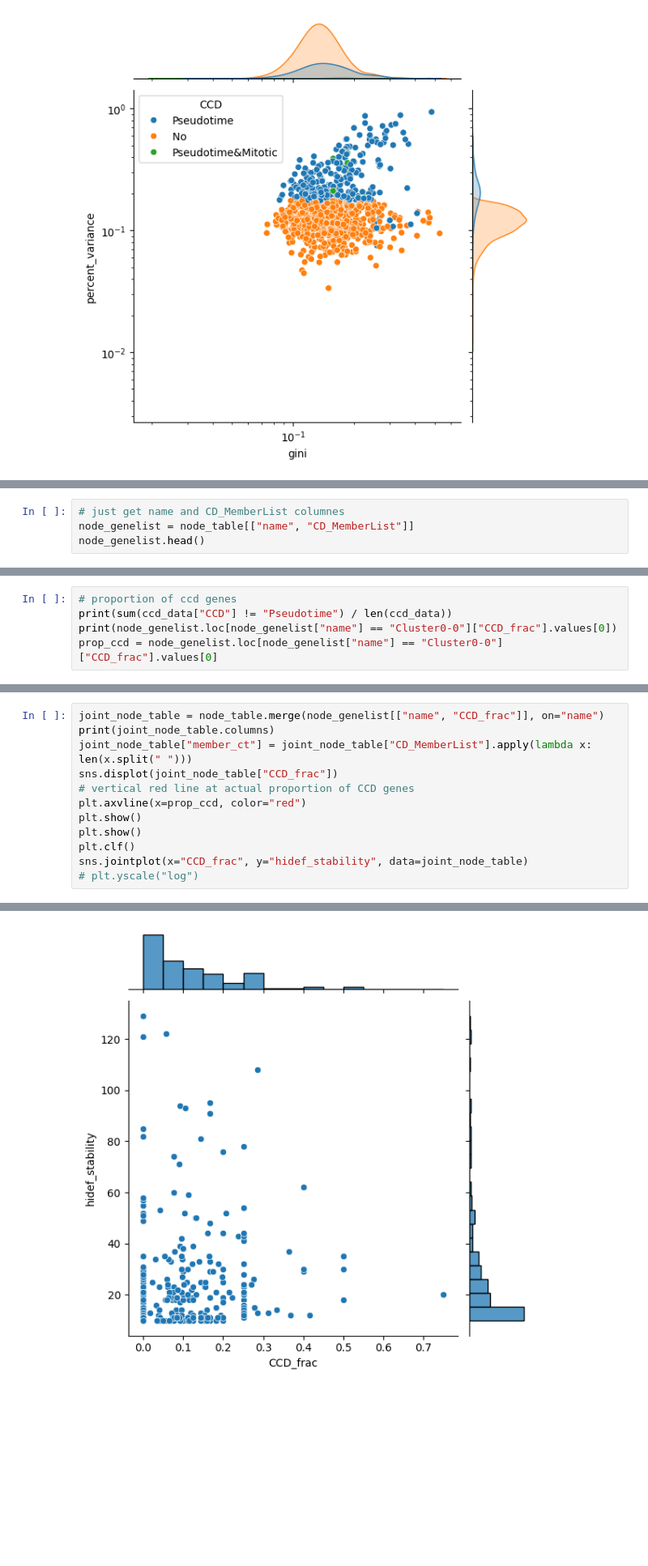
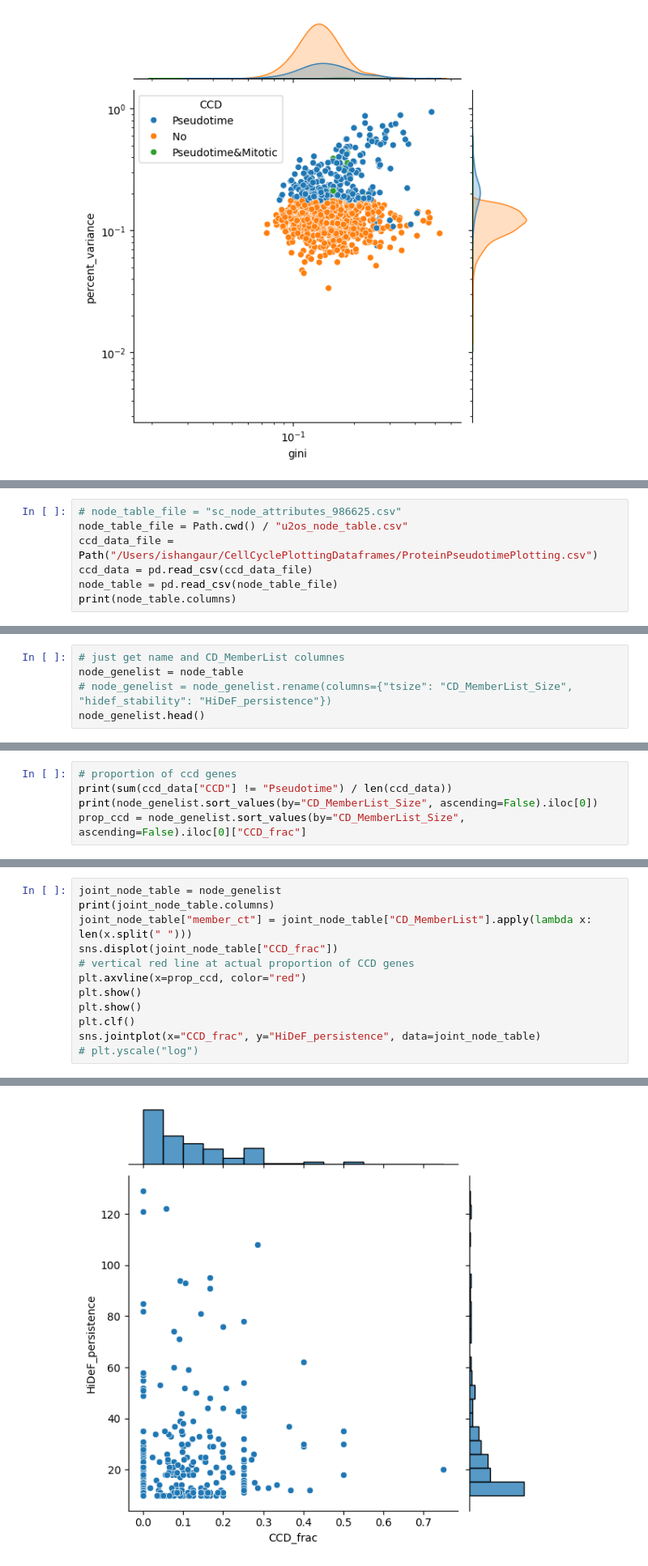
Before and after one commit to ishan-gaur/multi-music, a Jupyter notebook: ccd_annotation.ipynb, the cells around one changed output, grey strips where cells are left out. Shown at 81% size. Saved outputs shown, nothing was run; the diff lists cells and outputs as text; blank space fills up the shorter version.

```diff
--- a/ccd_annotation.ipynb
+++ b/ccd_annotation.ipynb
@@ -156,0 +154,7 @@ plt.yscale("log")
+# %%
+# node_table_file = "sc_node_attributes_986625.csv"
+node_table_file = Path.cwd() / "u2os_node_table.csv"
+ccd_data_file = Path("/Users/ishangaur/CellCyclePlottingDataframes/ProteinPseudotimePlotting.csv")
+ccd_data = pd.read_csv(ccd_data_file)
+node_table = pd.read_csv(node_table_file)
+print(node_table.columns)
@@ -157,5 +174,6 @@ plt.yscale("log")
 # %%
 # just get name and CD_MemberList columnes
-node_genelist = node_table[["name", "CD_MemberList"]]
+node_genelist = node_table
+# node_genelist = node_genelist.rename(columns={"tsize": "CD_MemberList_Size", "hidef_stability": "HiDeF_persistence"})
 node_genelist.head()
 # %% [output]
@@ -195,7 +208,7 @@ See the caveats in the documentation: https://pandas.pydata.org/pandas-docs/stab
 # %%
 # proportion of ccd genes
 print(sum(ccd_data["CCD"] != "Pseudotime") / len(ccd_data))
-print(node_genelist.loc[node_genelist["name"] == "Cluster0-0"]["CCD_frac"].values[0])
-prop_ccd = node_genelist.loc[node_genelist["name"] == "Cluster0-0"]["CCD_frac"].values[0]
+print(node_genelist.sort_values(by="CD_MemberList_Size", ascending=False).iloc[0])
+prop_ccd = node_genelist.sort_values(by="CD_MemberList_Size", ascending=False).iloc[0]["CCD_frac"]
 # %% [output]
 0.7341337907375644
@@ -203,5 +231,5 @@ prop_ccd = node_genelist.loc[node_genelist["name"] == "Cluster0-0"]["CCD_frac"].
 # %%
-joint_node_table = node_table.merge(node_genelist[["name", "CCD_frac"]], on="name")
+joint_node_table = node_genelist
 print(joint_node_table.columns)
 joint_node_table["member_ct"] = joint_node_table["CD_MemberList"].apply(lambda x: len(x.split(" ")))
 sns.displot(joint_node_table["CCD_frac"])
@@ -210,7 +238,7 @@ plt.axvline(x=prop_ccd, color="red")
 plt.show()
 plt.show()
 plt.clf()
-sns.jointplot(x="CCD_frac", y="hidef_stability", data=joint_node_table)
+sns.jointplot(x="CCD_frac", y="HiDeF_persistence", data=joint_node_table)
 # plt.yscale("log")
 # %% [output]
 Index(['__isKnown', 'Annotation', 'CD_MemberList', 'corum_adjPvalues',
@@ -227,5 +255,5 @@ Index(['__isKnown', 'Annotation', 'CD_MemberList', 'corum_adjPvalues',
       dtype='object')
 [figure]
 <seaborn.axisgrid.JointGrid at 0x...>
 <Figure size 640x480 with 0 Axes>
-[figure, old version]
+[figure, new version]
```
Also changed, not shown: parts of 10 cells of this notebook, 33 other files.
